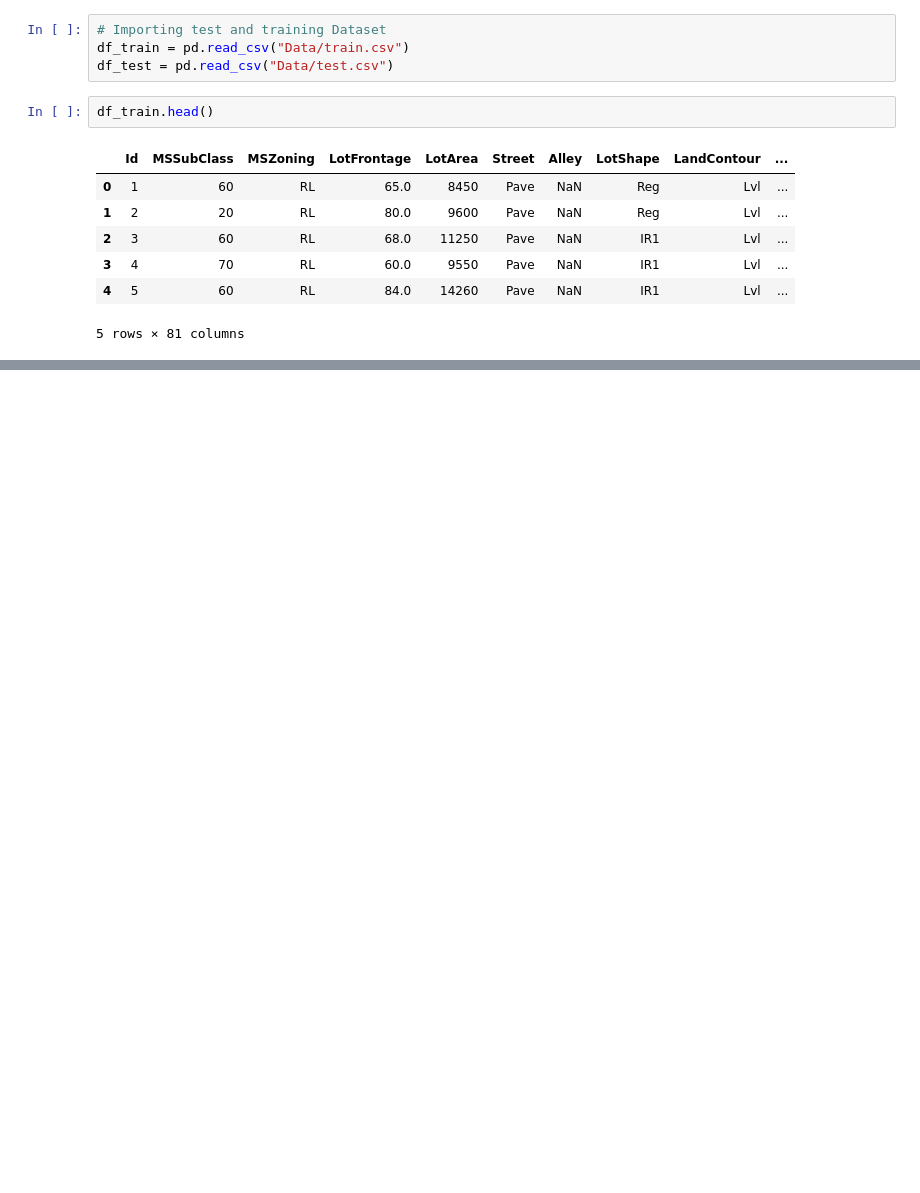
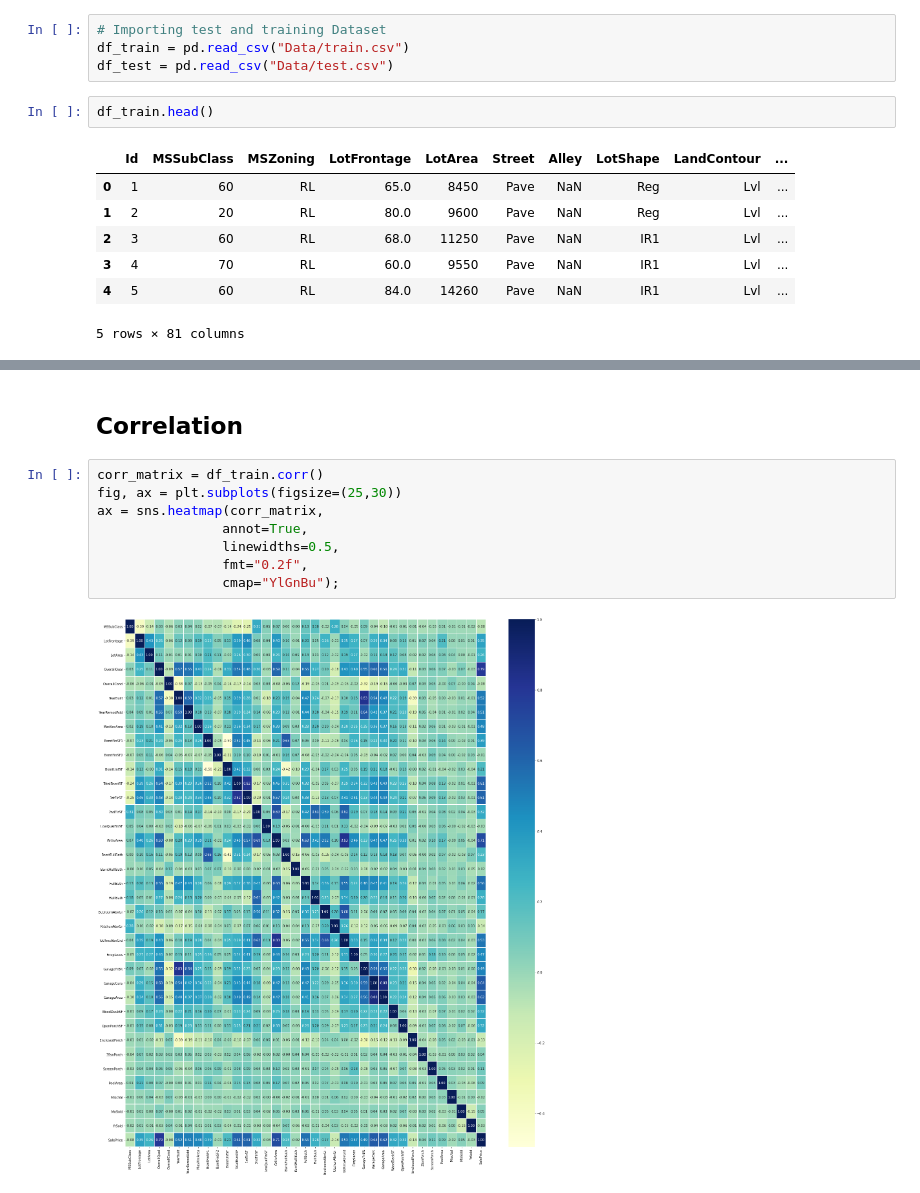
Before and after one commit to hhshanto/House_Prices, a Jupyter notebook: House Price EDA.ipynb, the cells around one changed output, grey strips where cells are left out. Saved outputs shown, nothing was run; the diff lists cells and outputs as text; blank space fills up the shorter version.

```diff
--- a/House Price EDA.ipynb
+++ b/House Price EDA.ipynb
@@ -39,0 +65,12 @@ df_train.drop("Id", axis=1)
+# %% [markdown]
+## Correlation
+# %%
+corr_matrix = df_train.corr()
+fig, ax = plt.subplots(figsize=(25,30))
+ax = sns.heatmap(corr_matrix,
+                annot=True,
+                linewidths=0.5,
+                fmt="0.2f",
+                cmap="YlGnBu");
+# %% [output]
+[figure, added]
```
Also changed, not shown: parts of 6 cells of this notebook.
